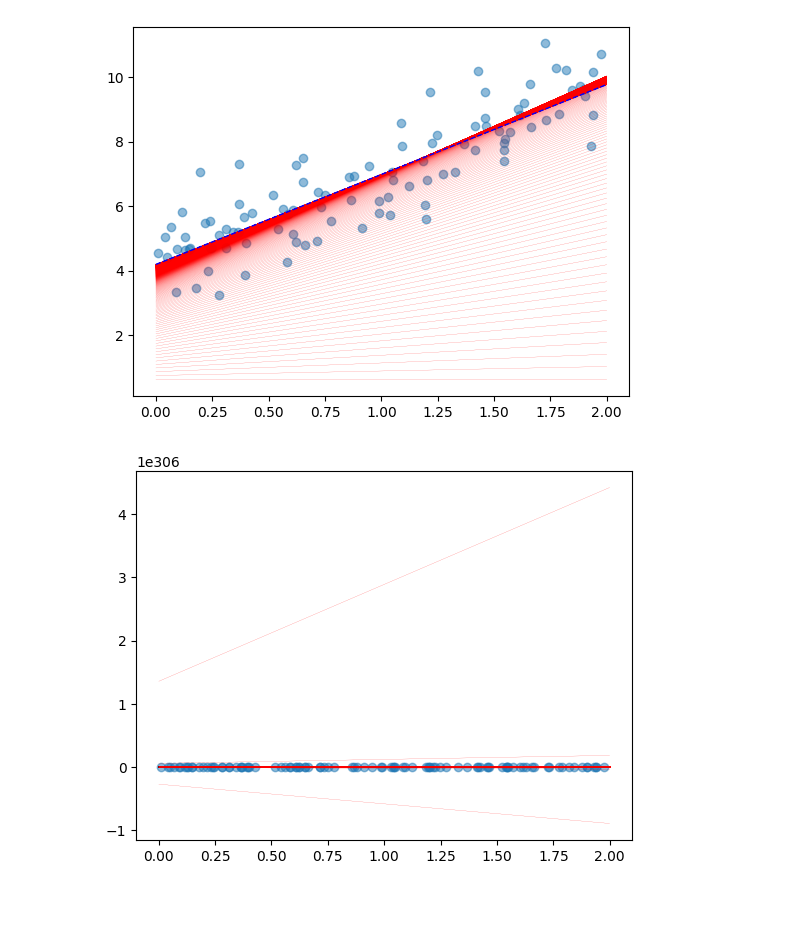
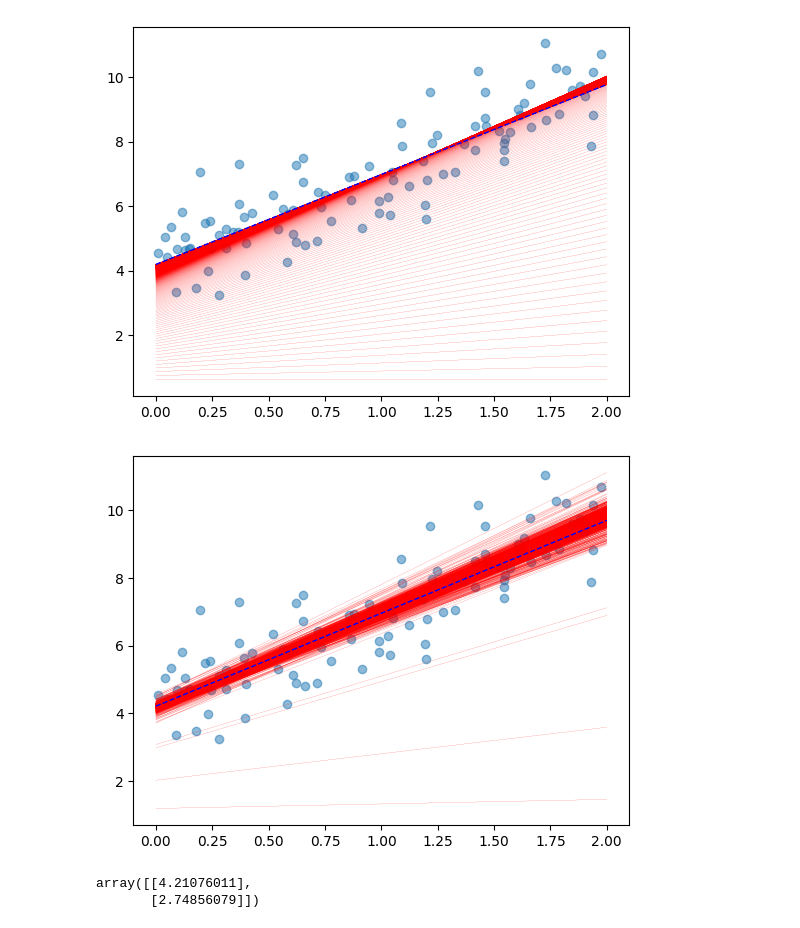
Before and after one commit to Hanifemam/hands-on, a Jupyter notebook: chap4/chap4.ipynb, the cells around one changed output. Drawn from its saved outputs; the diff is of its cells as text; code cells hidden in the pictures; blank space fills up the shorter version.

```diff
--- a/chap4/chap4.ipynb
+++ b/chap4/chap4.ipynb
@@ -66,25 +66,28 @@ plt.show()
 # %%
 n_epochs = 50
 t0, t1 = 5, 50
 
 def learning_schedule(t):
     return t0 / (t + t1)
 
 np.random.seed(42)
 theta = np.random.randn(2, 1)
 plt.scatter(X, y, alpha=0.5)
 
 for epoch in range(n_epochs):
     for iteration in range(m):
         random_index = np.random.randint(m)
         xi = X_b[random_index : random_index + 1]
         yi = y[random_index : random_index + 1]
-        gradients = 2 * X_b.T @ (X_b @ theta - y)
+        gradients = 2 * xi.T @ (xi @ theta - yi)
         eta = learning_schedule(epoch * m + iteration)
         theta = theta - eta * gradients
         y_pred = X_new_b @ theta
         plt.plot(X_new, y_pred, "r-", linewidth=0.1)
 plt.plot(X_new, y_pred, "b--", linewidth=1)
 plt.show()
+theta
 # %% [output]
-[figure, old version]
+[figure, new version]
+array([[4.21076011],
+       [2.74856079]])
```
